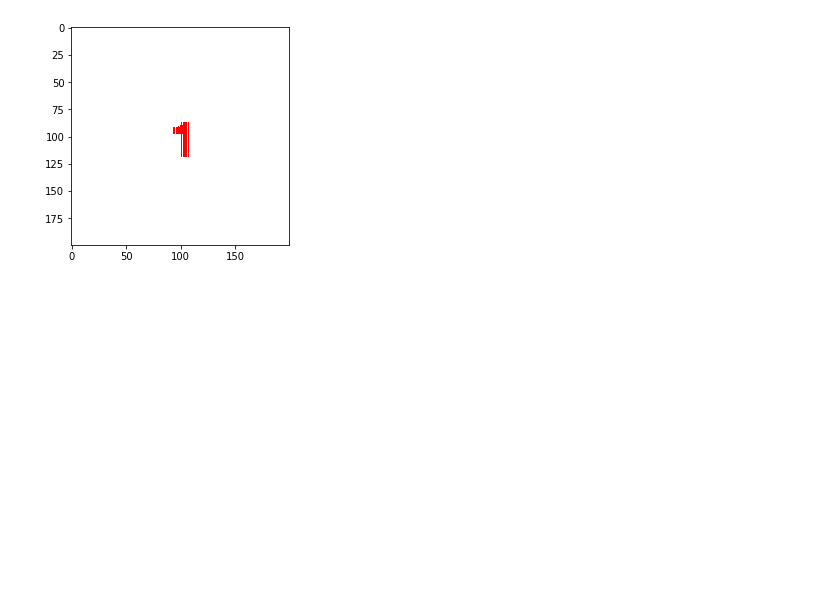
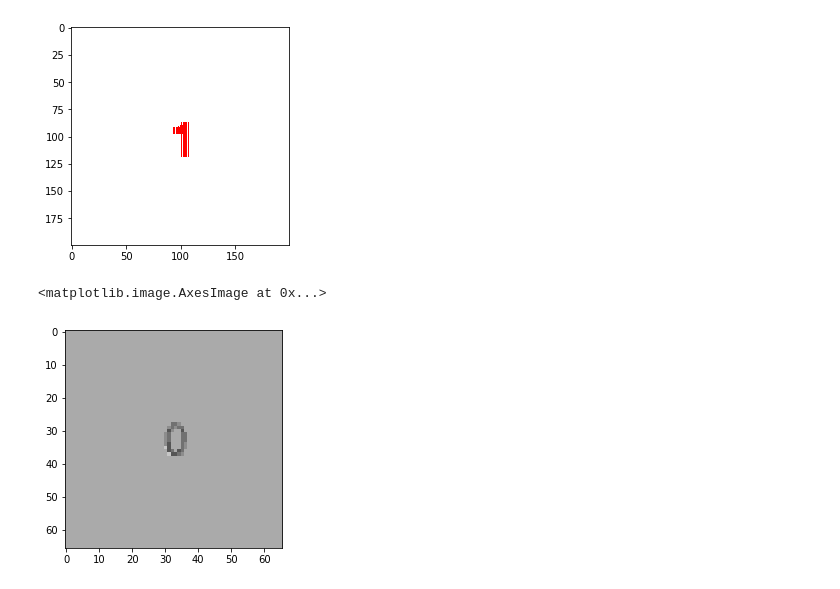
Before and after one commit to KyungjeCho/pattern-recognition-module-1, a Jupyter notebook: Feature_extraction.ipynb, the cells around one changed output. Cells and saved outputs as stored; diff of their text form; code cells hidden in the pictures; blank space fills up the shorter version.

```diff
--- a/Feature_extraction.ipynb
+++ b/Feature_extraction.ipynb
@@ -368,3 +367,52 @@ plt.imshow(empty_img)
 Clipping input data to the valid range for imshow with RGB data ([0..1] for floats or [0..255] for integers).
 <matplotlib.image.AxesImage at 0x...>
 [figure]
+# %%
+import cv2
+import numpy as np
+import matplotlib.pyplot as plt
+%matplotlib inline
+
+k = 3
+p = np.zeros((k, k))
+p1 = np.array([[0, 0, 0],
+               [1, 1, 1],
+               [0, 0, 0]]) * 255
+
+p2 = np.array([[0, 1, 0],
+               [0, 1, 0],
+               [0, 1, 0]]) * 255
+
+p3 = np.array([[1, 0, 0],
+               [0, 1, 0],
+               [0, 0, 1]]) * 255
+
+p4 = np.array([[0, 0, 1],
+               [0, 1, 0],
+               [1, 0, 0]]) * 255
+
+img = cv2.imread('./data/zoom/number_0/zoom_gsc_1.png')
+img2 = img.copy()
+img_gray = cv2.cvtColor(img2, cv2.COLOR_BGR2GRAY)
+ret, thr = cv2.threshold(img_gray, 127, 255, 0)
+length = int(img.shape[0] / k)
+empty_img = np.uint8(np.zeros((length, length, 3)) + 255)
+
+#print(img)
+i = 0
+b = set()
+while i < length:
+    j = 0
+    while j < length:
+
+        a = np.sum((thr[k*i:k*i+k, k*j:k*j+k] == p4))
+        a = int(255 - (a / float(k*k)) * 255)
+
+        empty_img[i, j] = [a, a, a]
+        j += 1
+    i += 1
+
+plt.imshow(empty_img)
+# %% [output]
+<matplotlib.image.AxesImage at 0x...>
+[figure, added]
```
Also changed, not shown: parts of 1 cell of this notebook.
